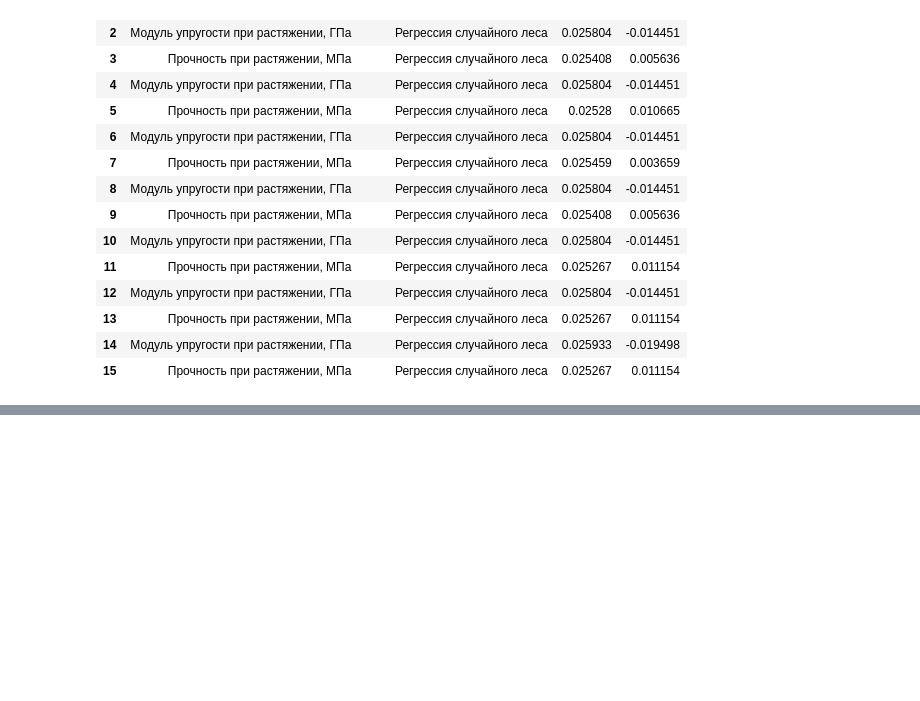
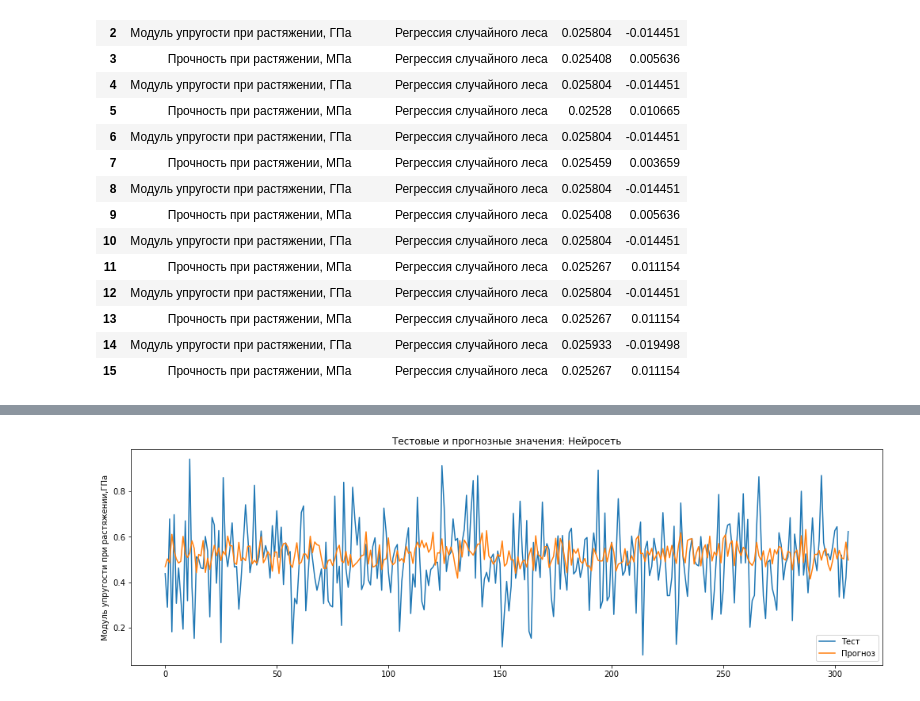
Before and after one commit to truhin-andrei/mgtu-project, a Jupyter notebook: compositeMaterials.ipynb, the cells around one changed output, grey strips where cells are left out. Cells and saved outputs as stored; diff of their text form; code cells hidden in the pictures; blank space fills up the shorter version.

```diff
--- a/compositeMaterials.ipynb
+++ b/compositeMaterials.ipynb
@@ -325,0 +332,13 @@ errors_df
+# %%
+model_TMoE = Sequential()
+model_TMoE.add(layers.Dense(128, activation='relu'))
+model_TMoE.add(layers.Dense(64, activation = 'relu'))
+model_TMoE.add(layers.Dense(32, activation = 'relu'))
+model_TMoE.add(layers.Dense(16, activation = 'relu'))
+model_TMoE.add(layers.Dense(8, activation = 'relu'))
+model_TMoE.add(layers.Dense(1, activation = 'relu'))
+
+model_TMoE.compile(optimizer='adam', loss='mean_squared_error', metrics=['accuracy'])
+# %%
+model_TMoE.fit(X_TMoE_train,  y_TMoE_train, epochs = 10, validation_split = 0.2)
+NN_TMoE_predicted = model_TMoE.predict(X_TMoE_test)
@@ -325,0 +363,7 @@ errors_df
+# %%
+MSE_TMoE3 = mean_squared_error(y_TMoE_test, NN_TMoE_predicted)
+R2_TMoE3 = r2_score(y_TMoE_test, NN_TMoE_predicted)
+
+actual_and_predicted_plot(y_TMoE_test.values, NN_TMoE_predicted, 'Модуль упругости при растяжении,ГПа', 'Нейросеть')
+# %% [output]
+[figure, added]
```
Also changed, not shown: parts of 7 cells of this notebook.
